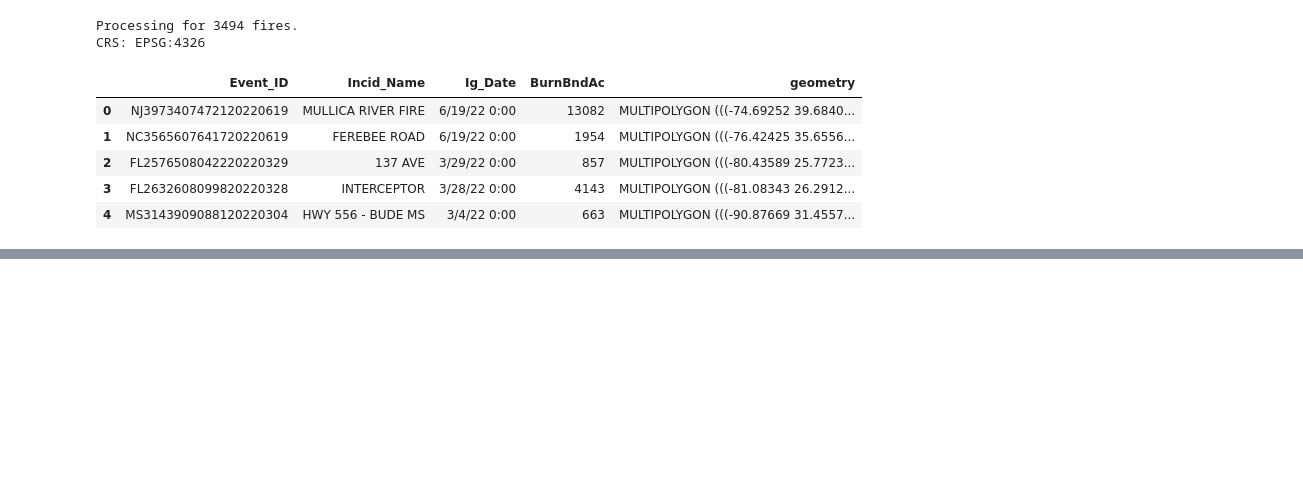
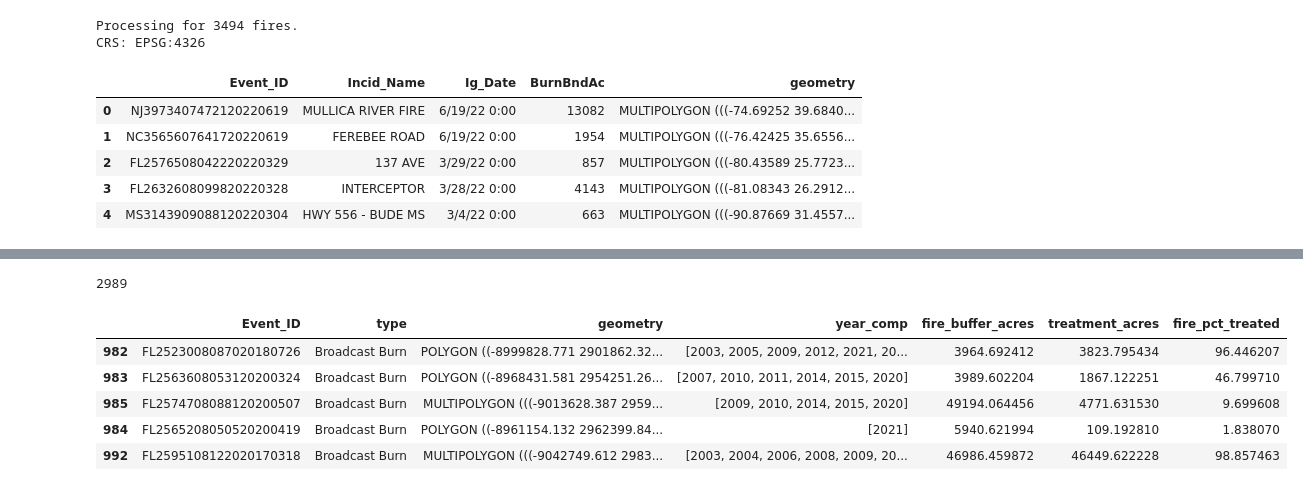
Before and after one commit to Colorado-Forest-Restoration-Institute/Fuels_Treatments_Reduce_Wildfire_Costs, a Jupyter notebook: code/01b-TWIG_summary.ipynb, the cells around one changed output, grey strips where cells are left out. Saved outputs shown, nothing was run; the diff lists cells and outputs as text; code cells hidden in the pictures; blank space fills up the shorter version.

```diff
--- a/code/01b-TWIG_summary.ipynb
+++ b/code/01b-TWIG_summary.ipynb
@@ -195,0 +131,15 @@ Total of 178465 treatments.
+# %%
+# subset to our treatments of interest
+trt_types_keep = [
+    'Thinning', 'Machine Pile', 'Hand Pile', 'Mastication',
+    'Broadcast Burn', 'Jackpot Burn', 'Fire Use',
+    'Machine Pile Burn', 'Hand Pile Burn',
+]
+
+# filter our dissolved data
+flat_ = flat[flat['type'].isin(trt_types_keep)].copy()
+flat_['trt_gis_acres'] = flat_.geometry.area / 4046.86 # recalculate the GIS acres
+# keep only a few attributes ...
+flat_c = flat_[['Event_ID', 'type', 'year_comp', 'trt_gis_acres', 'fire_buffer_acres', 'geometry']].copy()
+print(flat_c['type'].unique())
+flat_c.head()
@@ -195,0 +155,31 @@ Total of 178465 treatments.
+# %%
+# now create the single dissolved layer by fire ID
+# add the treatment years as a list
+flat_c_fire = (
+    flat_c
+    .dissolve(
+        by=["Event_ID", "type"], # fire/treatment type
+        aggfunc={
+            "year_comp": lambda x: sorted(set(x.dropna().astype(int))), # list of treatment years
+            "fire_buffer_acres": "first"   # keep the fire acres as a column in the output
+        }
+    )
+    .reset_index()
+)
+
+# clip again to fire buffers
+flat_c_fire = gpd.clip(flat_c_fire, buffer)
+# recalculate the treatment acres
+flat_c_fire['treatment_acres'] = flat_c_fire.geometry.area / 4046.86
+# calculate the percent treated by treatment type
+flat_c_fire['fire_pct_treated'] = (flat_c_fire['treatment_acres'] / flat_c_fire['fire_buffer_acres']) * 100
+print(len(flat_c_fire))
+flat_c_fire.head()
+# %% [output]
+2989
+|  | Event_ID | type | geometry | year_comp | fire_buffer_acres | treatment_acres | fire_pct_treated |
+| 982 | FL2523008087020180726 | Broadcast Burn | POLYGON ((-8999828.771 2901862.32... | [2003, 2005, 2009, 2012, 2021, 20... | 3964.692412 | 3823.795434 | 96.446207 |
+| 983 | FL2563608053120200324 | Broadcast Burn | POLYGON ((-8968431.581 2954251.26... | [2007, 2010, 2011, 2014, 2015, 2020] | 3989.602204 | 1867.122251 | 46.799710 |
+| 985 | FL2574708088120200507 | Broadcast Burn | MULTIPOLYGON (((-9013628.387 2959... | [2009, 2010, 2014, 2015, 2020] | 49194.064456 | 4771.631530 | 9.699608 |
+| 984 | FL2565208050520200419 | Broadcast Burn | POLYGON ((-8961154.132 2962399.84... | [2021] | 5940.621994 | 109.192810 | 1.838070 |
+| 992 | FL2595108122020170318 | Broadcast Burn | MULTIPOLYGON (((-9042749.612 2983... | [2003, 2004, 2006, 2008, 2009, 20... | 46986.459872 | 46449.622228 | 98.857463 |
```
Also changed, not shown: parts of 17 cells of this notebook.
